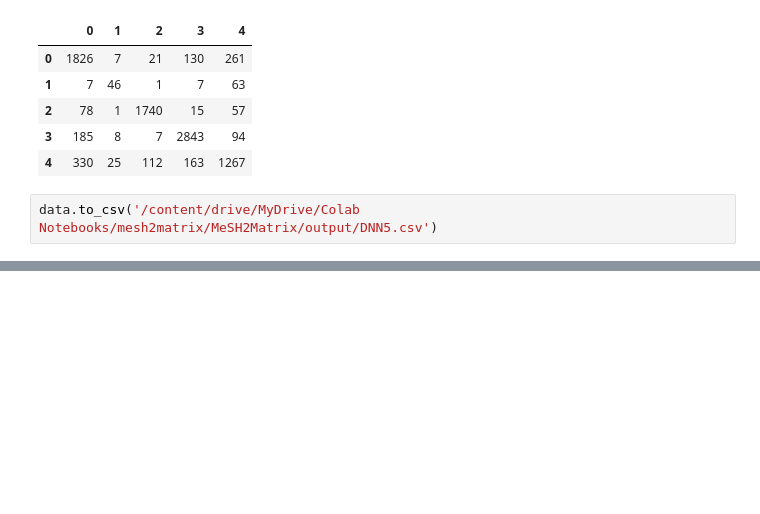
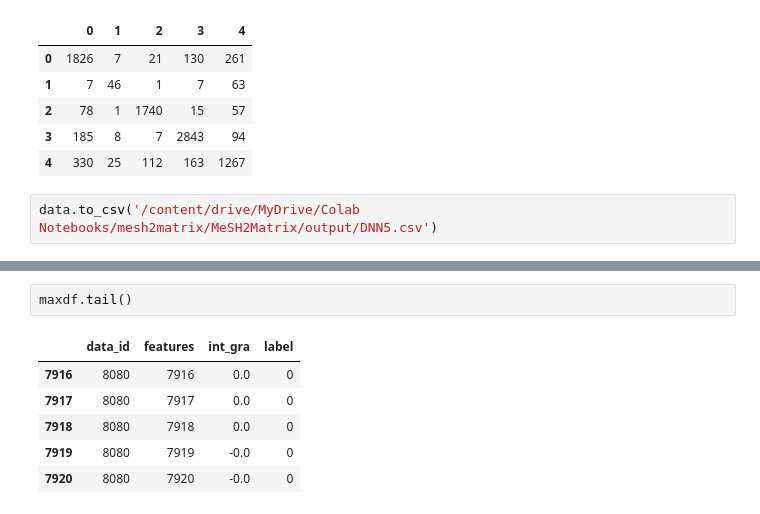
Before and after one commit to SisonkeBiotik-Africa/MeSH2Matrix, a Jupyter notebook: models/NeuralNets/EvaluationNotebooks/FC_MESH_Evaluation_5.ipynb, the cells around one changed output, grey strips where cells are left out. Saved outputs shown, nothing was run; the diff lists cells and outputs as text; blank space fills up the shorter version.

```diff
--- a/models/NeuralNets/EvaluationNotebooks/FC_MESH_Evaluation_5.ipynb
+++ b/models/NeuralNets/EvaluationNotebooks/FC_MESH_Evaluation_5.ipynb
@@ -161,0 +250,9 @@ data.to_csv('/content/drive/MyDrive/Colab Notebooks/mesh2matrix/MeSH2Matrix/outp
+# %%
+maxdf.tail()
+# %% [output]
+|  | data_id | features | int_gra | label |
+| 7916 | 8080 | 7916 | 0.0 | 0 |
+| 7917 | 8080 | 7917 | 0.0 | 0 |
+| 7918 | 8080 | 7918 | 0.0 | 0 |
+| 7919 | 8080 | 7919 | -0.0 | 0 |
+| 7920 | 8080 | 7920 | -0.0 | 0 |
```
Also changed, not shown: parts of 13 cells of this notebook, 1 other file.
